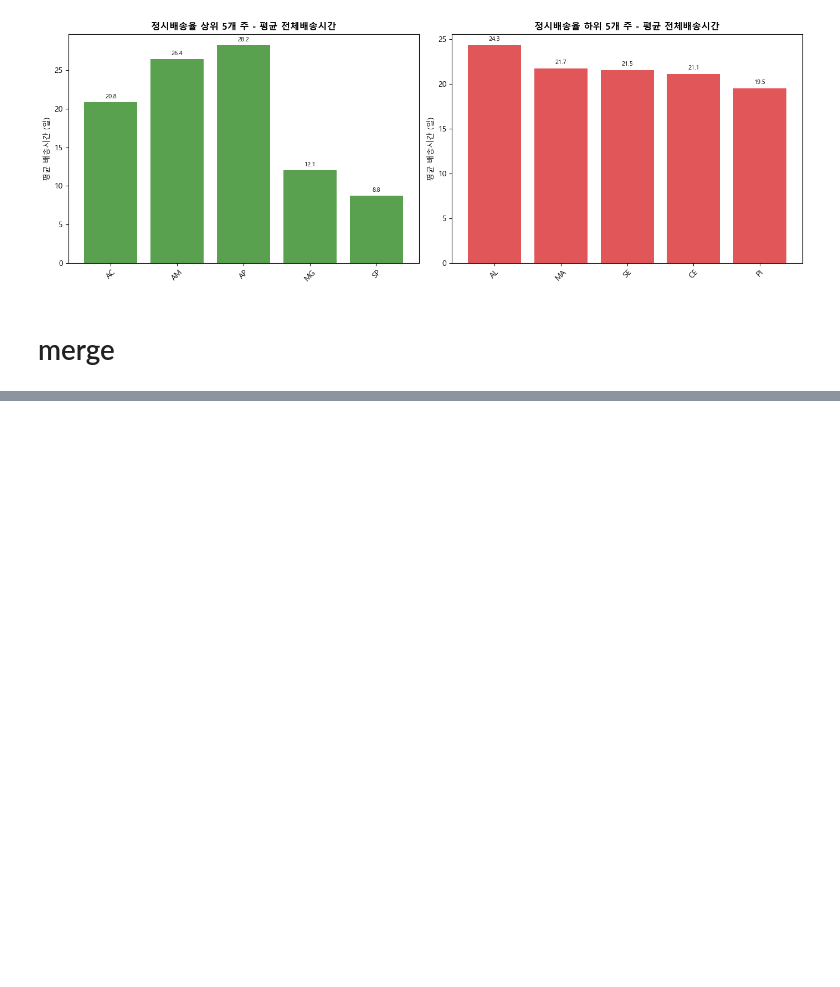
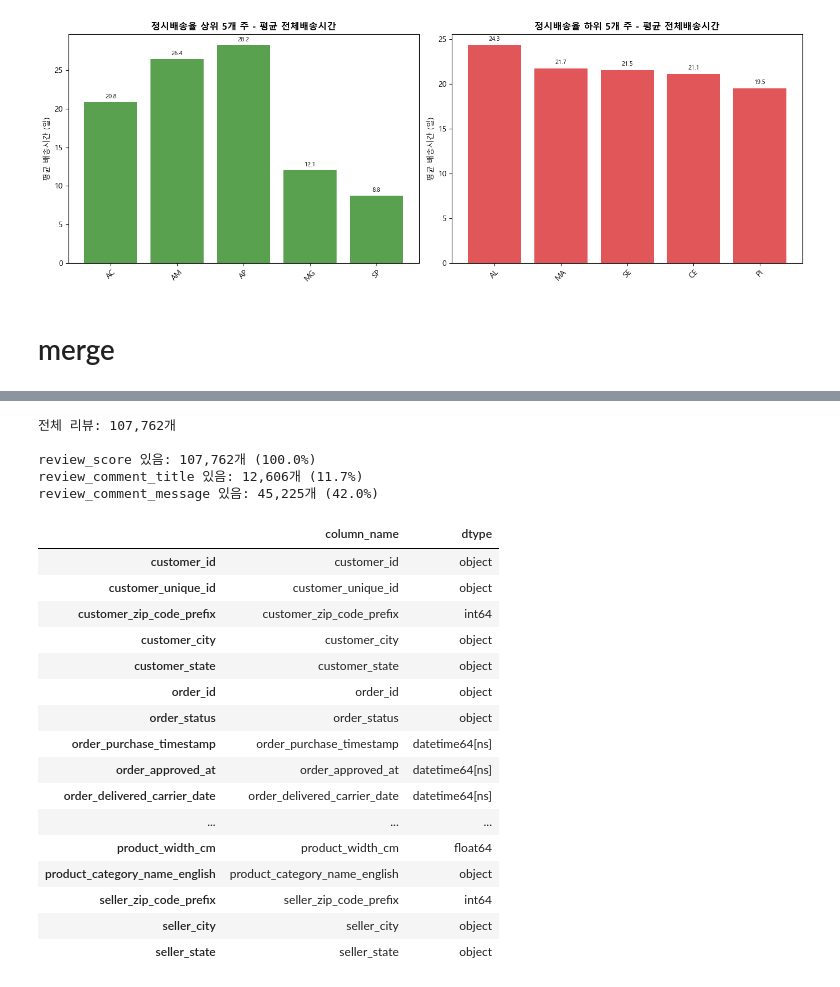
Before and after one commit to hhayan/project_olist_ecommerce, a Jupyter notebook: logistic.ipynb, the cells around one changed output, grey strips where cells are left out. Saved outputs shown, nothing was run; the diff lists cells and outputs as text; code cells hidden in the pictures; blank space fills up the shorter version.

```diff
--- a/logistic.ipynb
+++ b/logistic.ipynb
@@ -566,0 +360,48 @@ plt.show()
+# %%
+# review 컬럼 데이터 비율 확인
+total_reviews = df_logistic_final['review_id'].notna().sum()
+print(f"전체 리뷰: {total_reviews:,}개\n")
+score_count = df_logistic_final['review_score'].notna().sum()
+print(f"review_score 있음: {score_count:,}개 ({score_count/total_reviews*100:.1f}%)")
+title_count = df_logistic_final['review_comment_title'].notna().sum()
+print(f"review_comment_title 있음: {title_count:,}개 ({title_count/total_reviews*100:.1f}%)")
+message_count = df_logistic_final['review_comment_message'].notna().sum()
+print(f"review_comment_message 있음: {message_count:,}개 ({message_count/total_reviews*100:.1f}%)")
+
+#pd.set_option('display.max_columns', None)
+#df_logistic_final.columns
+# %% [output]
+전체 리뷰: 107,762개
+
+review_score 있음: 107,762개 (100.0%)
+review_comment_title 있음: 12,606개 (11.7%)
+review_comment_message 있음: 45,225개 (42.0%)
+# %%
+pd.set_option('display.max_rows', None)
+pd.set_option('display.max_columns', None)
+pd.set_option('display.width', 2000)
+
+df_cols = pd.DataFrame({
+    "column_name": df_logistic_final.columns,
+    "dtype": df_logistic_final.dtypes.astype(str)
+})
+
+df_cols
+# %% [output]
+|  | column_name | dtype |
+| customer_id | customer_id | object |
+| customer_unique_id | customer_unique_id | object |
+| customer_zip_code_prefix | customer_zip_code_prefix | int64 |
+| customer_city | customer_city | object |
+| customer_state | customer_state | object |
+| order_id | order_id | object |
+| order_status | order_status | object |
+| order_purchase_timestamp | order_purchase_timestamp | datetime64[ns] |
+| order_approved_at | order_approved_at | datetime64[ns] |
+| order_delivered_carrier_date | order_delivered_carrier_date | datetime64[ns] |
+| ... | ... | ... |
+| product_width_cm | product_width_cm | float64 |
+| product_category_name_english | product_category_name_english | object |
+| seller_zip_code_prefix | seller_zip_code_prefix | int64 |
+| seller_city | seller_city | object |
+| seller_state | seller_state | object |
```
Also changed, not shown: parts of 9 cells of this notebook, 4 other files.
